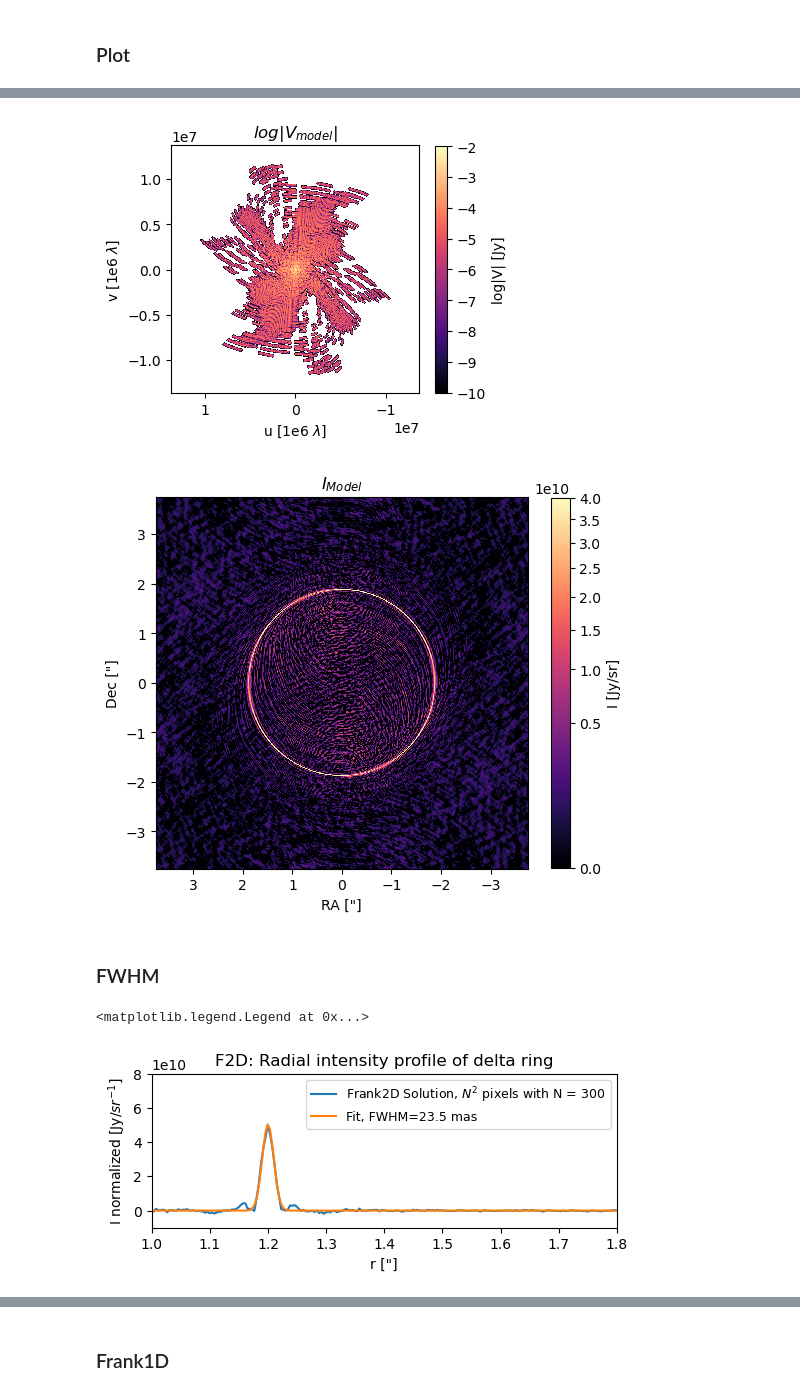
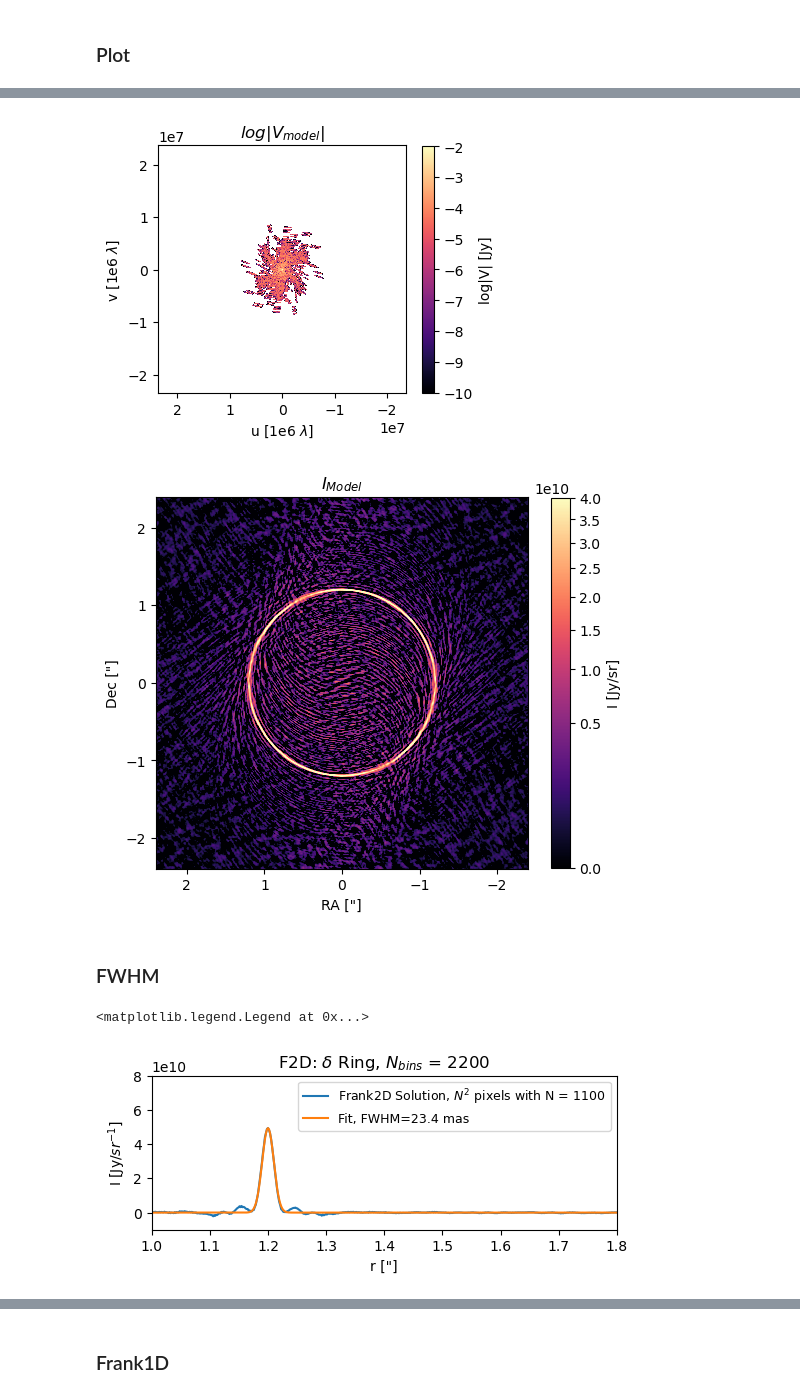
Before and after one commit to mariajmellado/frank2d, a Jupyter notebook: Notebooks/50_CalculatingIntrinsicResolution_AS209.ipynb, the cells around one changed output, grey strips where cells are left out. Drawn from its saved outputs; the diff is of its cells as text; code cells hidden in the pictures.

```diff
--- a/Notebooks/50_CalculatingIntrinsicResolution_AS209.ipynb
+++ b/Notebooks/50_CalculatingIntrinsicResolution_AS209.ipynb
@@ -45,7 +45,7 @@ HD163296 = {'inc':46.7, 'pa':133.33, 'dra':-2.8e-3, 'ddec':7.7e-3, 'rout':1.7*2,
 Elias24 = {'inc': 29, 'pa': 45.7, 'dra':110.8e-3, 'ddec':-386.8e-3, 'rout': 1.03*2, 'disk_name': 'Elias24'}
 HD143006 = {'inc': 18.6, 'pa': 169, 'dra':-5.9e-3, 'ddec':21.7e-3, 'rout': 0.518*3, 'disk_name': 'HD143006'}
 # %%
-data = Elias27
+data = AS209
 
 # UVtable
 dir = "../../data/"
@@ -148,7 +150,7 @@ best
 # %%
 best = {'m': -1.2280363156419676, 'c': 180000.63036415094, 'l': 31207.587861481617}
 # %%
-N = 1000
+N = 1100
 # %%
 frank2d2 = Frank2D(N, rout, geom_f2d)
 # %%
@@ -188,11 +191,11 @@ Plot_.visibility(fig_size = 4, kind = 'input',  title= r'$log|V_{input}|$')
 # %%
 Plot_.visibility(fig_size = 4, title= r'$log|V_{model}|$')
 # %% [output]
-[figure, old version]
+[figure, new version]
 # %%
 Plot_.intensity(fig_size = 6, phase_shift=True)
 # %% [output]
-[figure, old version]
+[figure, new version]
 # %% [markdown]
 ### FWHM
 # %%
@@ -203,8 +206,8 @@ x_model, y_model = Plot_._x_model, Plot_._y_model
 I = Plot_._int_model
 # %%
 r_ = np.unique(np.hypot(x_model_1d, y_model_1d))
-bins = 1000
-r = np.linspace(r_.min(), r_.max(), bins)
+bins_f2d = 2*N
+r = np.linspace(r_.min(), r_.max(), bins_f2d)
 edges = Plot_.edges(r)
 # %%
 r_f2d, I_f2d = Plot_.get_profile(x_model, y_model, I, bins = edges)
@@ -217,18 +220,18 @@ Error_FWHM_f2d = np.sqrt(cov[0][0])* 2. *np.sqrt(2.*np.log(2.))
 # %%
 plt.close()
 plt.figure(figsize=(6,2))
 plt.plot(r_f2d, I_f2d, color='C0',label= r'Frank2D Solution, $N^{2}$ pixels with N = ' + str(N))
 plt.plot(r_f2d, gauss(r_f2d, *popt_frank2d)*np.max(I_f2d), color='C1', label='Fit, FWHM=%.1f mas'%(FWHM_frank2d*1000))
-plt.ylabel(r'I normalized [Jy/$sr^{-1}$]')
+plt.ylabel(r'I [Jy/$sr^{-1}$]')
 plt.xlabel('r ["]')
 plt.xlim(1, 1.8)
 plt.ylim(-1e10, 8e10)
 
-plt.title('F2D: Radial intensity profile of delta ring')
+plt.title(r'F2D: $\delta$ Ring, $N_{bins}$ = '+ str(bins_f2d))
 plt.legend(loc='best', fontsize = 9)
 # %% [output]
 <matplotlib.legend.Legend at 0x...>
-[figure, old version]
+[figure, new version]
 # %%
 print ('FWHM=', FWHM_frank2d, '+/-', Error_FWHM_f2d, 'arcsec')
 # %% [output]
```
Also changed, not shown: parts of 13 cells of this notebook, 21 other files.
